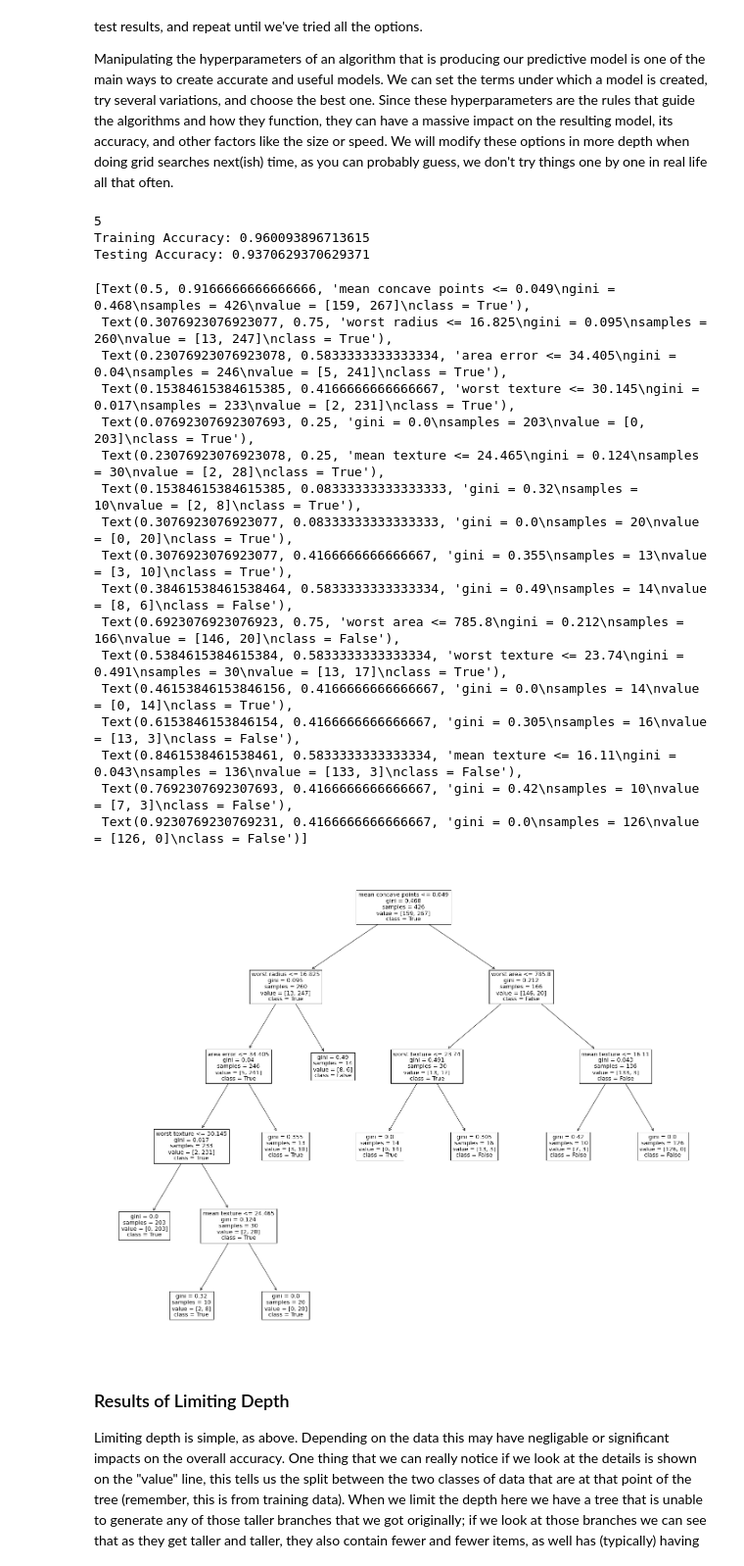
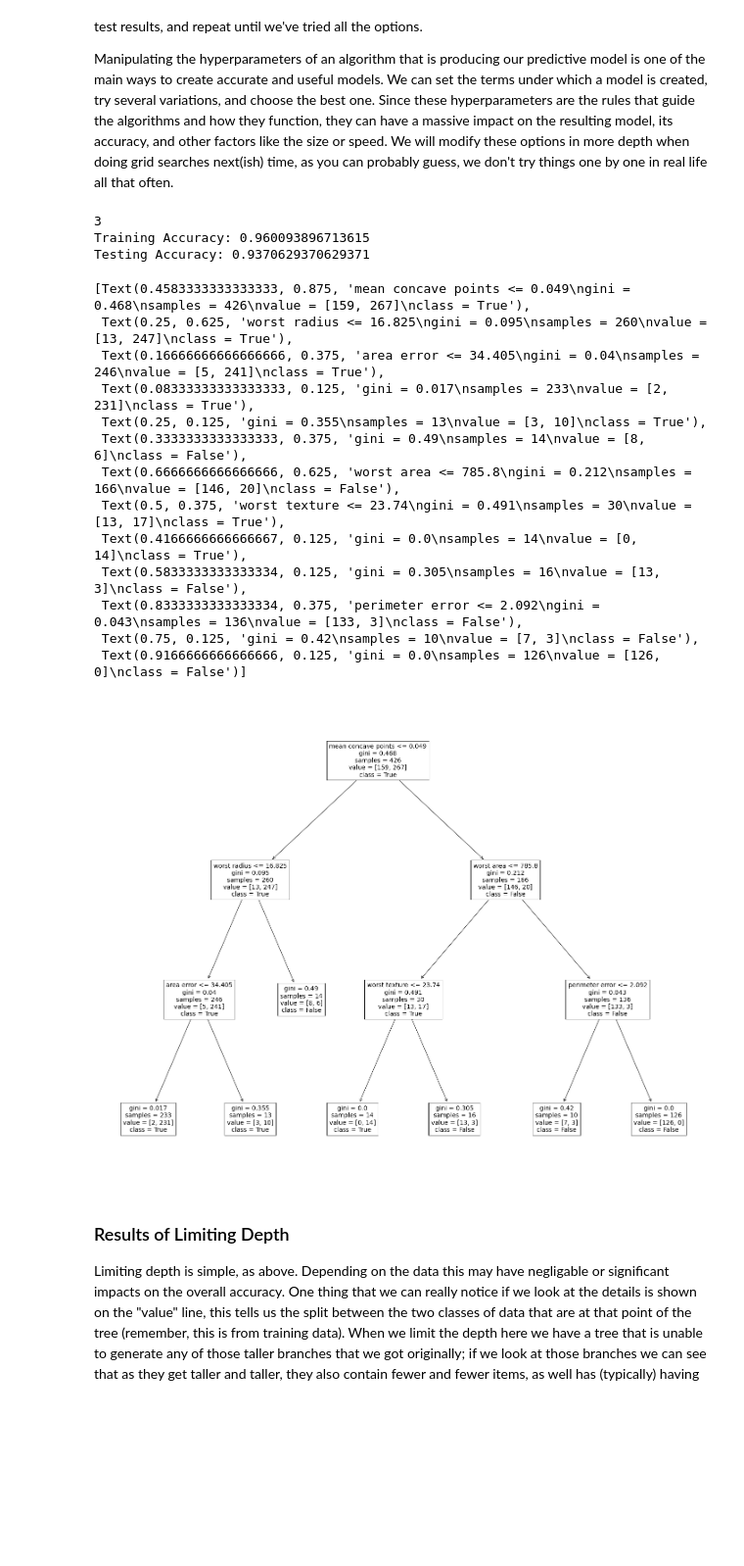
Before and after one commit to ASykes4/Intro_to_Machine_Learning_Student_Workbooks, a Jupyter notebook: 002_tree.ipynb, the cells around one changed output. Shown at 98% size. Cells and saved outputs as stored; diff of their text form; code cells hidden in the pictures; blank space fills up the shorter version.

```diff
--- a/002_tree.ipynb
+++ b/002_tree.ipynb
@@ -258,36 +256,32 @@ In general, many of the things that you can provide as arguments to create the m
 Manipulating the hyperparameters of an algorithm that is producing our predictive model is one of the main ways to create accurate and useful models. We can set the terms under which a model is created, try several variations, and choose the best one. Since these hyperparameters are the rules that guide the algorithms and how they function, they can have a massive impact on the resulting model, its accuracy, and other factors like the size or speed. We will modify these options in more depth when doing grid searches next(ish) time, as you can probably guess, we don't try things one by one in real life all that often.
 # %%
 #limit depth
-clf = DecisionTreeClassifier(min_samples_leaf=10, random_state=0)
+clf = DecisionTreeClassifier(min_samples_leaf=10, max_depth=3, random_state=0)
 clf = clf.fit(X_train, y_train)
 
 print(clf.get_depth())
 print("Training Accuracy:", clf.score(X_train, y_train))
 print("Testing Accuracy:", clf.score(X_test, y_test))
 plt.figure(figsize=(25,20))
 plot_tree(clf, feature_names=df.columns[:-1], class_names=["False","True"])
 # %% [output]
-5
+3
 Training Accuracy: 0.960093896713615
 Testing Accuracy: 0.9370629370629371
-[Text(0.5, 0.9166666666666666, 'mean concave points <= 0.049\ngini = 0.468\nsamples = 426\nvalue = [159, 267]\nclass = True'),
- Text(0.3076923076923077, 0.75, 'worst radius <= 16.825\ngini = 0.095\nsamples = 260\nvalue = [13, 247]\nclass = True'),
- Text(0.23076923076923078, 0.5833333333333334, 'area error <= 34.405\ngini = 0.04\nsamples = 246\nvalue = [5, 241]\nclass = True'),
- Text(0.15384615384615385, 0.4166666666666667, 'worst texture <= 30.145\ngini = 0.017\nsamples = 233\nvalue = [2, 231]\nclass = True'),
- Text(0.07692307692307693, 0.25, 'gini = 0.0\nsamples = 203\nvalue = [0, 203]\nclass = True'),
- Text(0.23076923076923078, 0.25, 'mean texture <= 24.465\ngini = 0.124\nsamples = 30\nvalue = [2, 28]\nclass = True'),
- Text(0.15384615384615385, 0.08333333333333333, 'gini = 0.32\nsamples = 10\nvalue = [2, 8]\nclass = True'),
- Text(0.3076923076923077, 0.08333333333333333, 'gini = 0.0\nsamples = 20\nvalue = [0, 20]\nclass = True'),
- Text(0.3076923076923077, 0.4166666666666667, 'gini = 0.355\nsamples = 13\nvalue = [3, 10]\nclass = True'),
- Text(0.38461538461538464, 0.5833333333333334, 'gini = 0.49\nsamples = 14\nvalue = [8, 6]\nclass = False'),
- Text(0.6923076923076923, 0.75, 'worst area <= 785.8\ngini = 0.212\nsamples = 166\nvalue = [146, 20]\nclass = False'),
- Text(0.5384615384615384, 0.5833333333333334, 'worst texture <= 23.74\ngini = 0.491\nsamples = 30\nvalue = [13, 17]\nclass = True'),
- Text(0.46153846153846156, 0.4166666666666667, 'gini = 0.0\nsamples = 14\nvalue = [0, 14]\nclass = True'),
- Text(0.6153846153846154, 0.4166666666666667, 'gini = 0.305\nsamples = 16\nvalue = [13, 3]\nclass = False'),
- Text(0.8461538461538461, 0.5833333333333334, 'mean texture <= 16.11\ngini = 0.043\nsamples = 136\nvalue = [133, 3]\nclass = False'),
- Text(0.7692307692307693, 0.4166666666666667, 'gini = 0.42\nsamples = 10\nvalue = [7, 3]\nclass = False'),
- Text(0.9230769230769231, 0.4166666666666667, 'gini = 0.0\nsamples = 126\nvalue = [126, 0]\nclass = False')]
+[Text(0.4583333333333333, 0.875, 'mean concave points <= 0.049\ngini = 0.468\nsamples = 426\nvalue = [159, 267]\nclass = True'),
+ Text(0.25, 0.625, 'worst radius <= 16.825\ngini = 0.095\nsamples = 260\nvalue = [13, 247]\nclass = True'),
+ Text(0.16666666666666666, 0.375, 'area error <= 34.405\ngini = 0.04\nsamples = 246\nvalue = [5, 241]\nclass = True'),
+ Text(0.08333333333333333, 0.125, 'gini = 0.017\nsamples = 233\nvalue = [2, 231]\nclass = True'),
+ Text(0.25, 0.125, 'gini = 0.355\nsamples = 13\nvalue = [3, 10]\nclass = True'),
+ Text(0.3333333333333333, 0.375, 'gini = 0.49\nsamples = 14\nvalue = [8, 6]\nclass = False'),
+ Text(0.6666666666666666, 0.625, 'worst area <= 785.8\ngini = 0.212\nsamples = 166\nvalue = [146, 20]\nclass = False'),
+ Text(0.5, 0.375, 'worst texture <= 23.74\ngini = 0.491\nsamples = 30\nvalue = [13, 17]\nclass = True'),
+ Text(0.4166666666666667, 0.125, 'gini = 0.0\nsamples = 14\nvalue = [0, 14]\nclass = True'),
+ Text(0.5833333333333334, 0.125, 'gini = 0.305\nsamples = 16\nvalue = [13, 3]\nclass = False'),
+ Text(0.8333333333333334, 0.375, 'perimeter error <= 2.092\ngini = 0.043\nsamples = 136\nvalue = [133, 3]\nclass = False'),
+ Text(0.75, 0.125, 'gini = 0.42\nsamples = 10\nvalue = [7, 3]\nclass = False'),
+ Text(0.9166666666666666, 0.125, 'gini = 0.0\nsamples = 126\nvalue = [126, 0]\nclass = False')]
-[figure, old version]
+[figure, new version]
 # %% [markdown]
 ### Results of Limiting Depth
 
```
Also changed, not shown: parts of 16 cells of this notebook, 1 other file.
